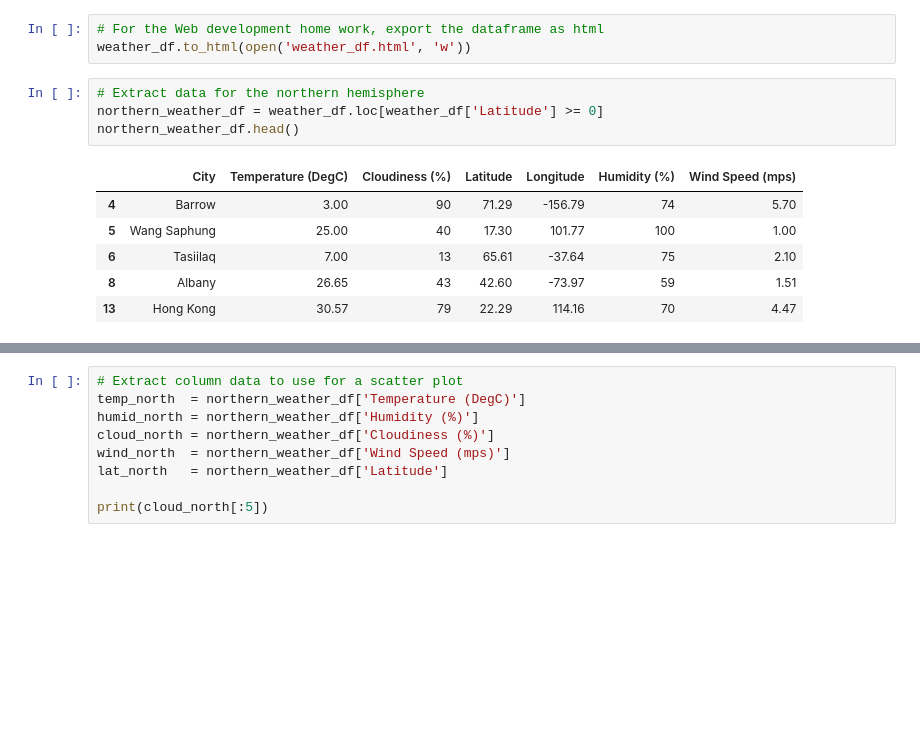
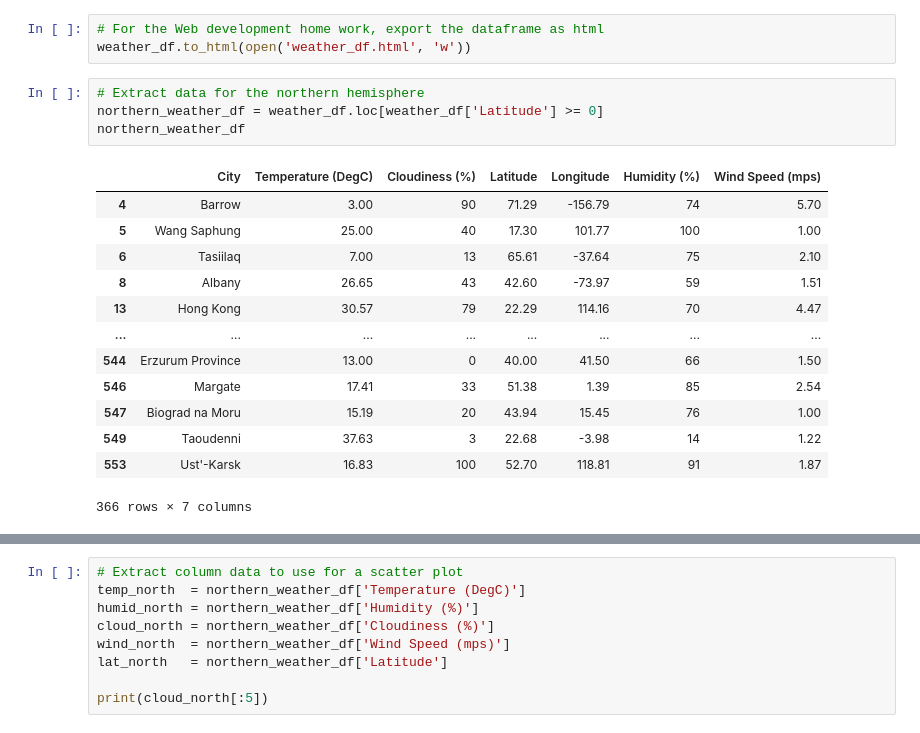
Before and after one commit to IrinaUX/Web-Design-Challenge, a Jupyter notebook: WebVisualizations/WeatherPy/WeatherPy-Copy2.ipynb, the cells around one changed output, grey strips where cells are left out. Cells and saved outputs as stored; diff of their text form; blank space fills up the shorter version.

```diff
--- a/WebVisualizations/WeatherPy/WeatherPy-Copy2.ipynb
+++ b/WebVisualizations/WeatherPy/WeatherPy-Copy2.ipynb
@@ -156,14 +156,21 @@ weather_df.to_html(open('weather_df.html', 'w'))
 # %%
 # Extract data for the northern hemisphere
 northern_weather_df = weather_df.loc[weather_df['Latitude'] >= 0]
-northern_weather_df.head()
+northern_weather_df
 # %% [output]
 |  | City | Temperature (DegC) | Cloudiness (%) | Latitude | Longitude | Humidity (%) | Wind Speed (mps) |
 | 4 | Barrow | 3.00 | 90 | 71.29 | -156.79 | 74 | 5.70 |
 | 5 | Wang Saphung | 25.00 | 40 | 17.30 | 101.77 | 100 | 1.00 |
 | 6 | Tasiilaq | 7.00 | 13 | 65.61 | -37.64 | 75 | 2.10 |
 | 8 | Albany | 26.65 | 43 | 42.60 | -73.97 | 59 | 1.51 |
 | 13 | Hong Kong | 30.57 | 79 | 22.29 | 114.16 | 70 | 4.47 |
+| ... | ... | ... | ... | ... | ... | ... | ... |
+| 544 | Erzurum Province | 13.00 | 0 | 40.00 | 41.50 | 66 | 1.50 |
+| 546 | Margate | 17.41 | 33 | 51.38 | 1.39 | 85 | 2.54 |
+| 547 | Biograd na Moru | 15.19 | 20 | 43.94 | 15.45 | 76 | 1.00 |
+| 549 | Taoudenni | 37.63 | 3 | 22.68 | -3.98 | 14 | 1.22 |
+| 553 | Ust'-Karsk | 16.83 | 100 | 52.70 | 118.81 | 91 | 1.87 |
+366 rows × 7 columns
 # %%
 # Extract data for the southern hemisphere
 southern_weather_df = weather_df.loc[weather_df['Latitude'] < 0]
```
Also changed, not shown: parts of 1 cell of this notebook, 8 other files.
